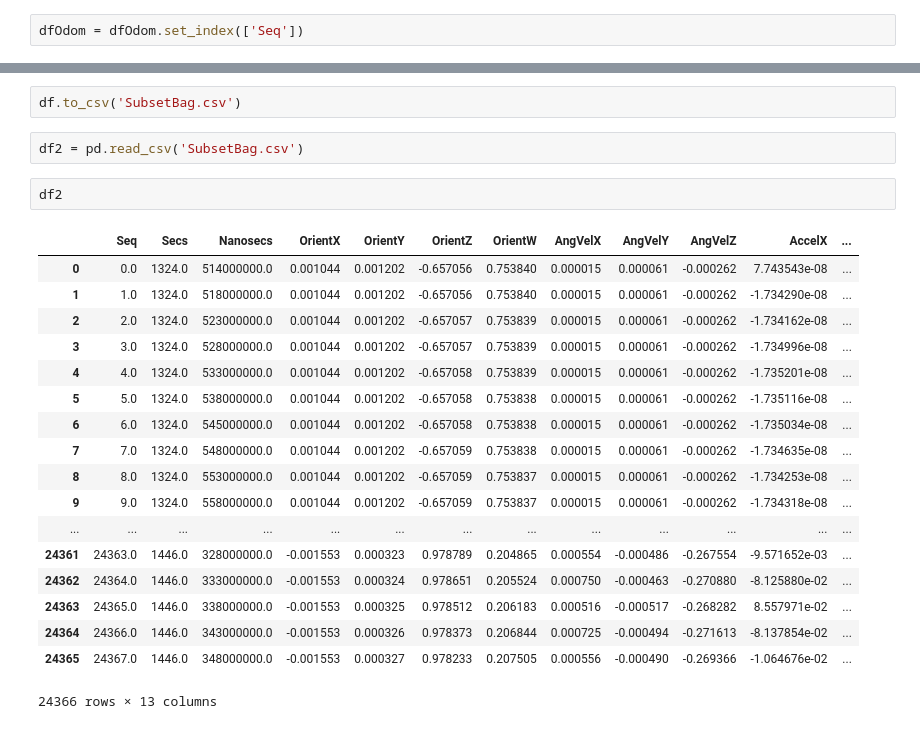
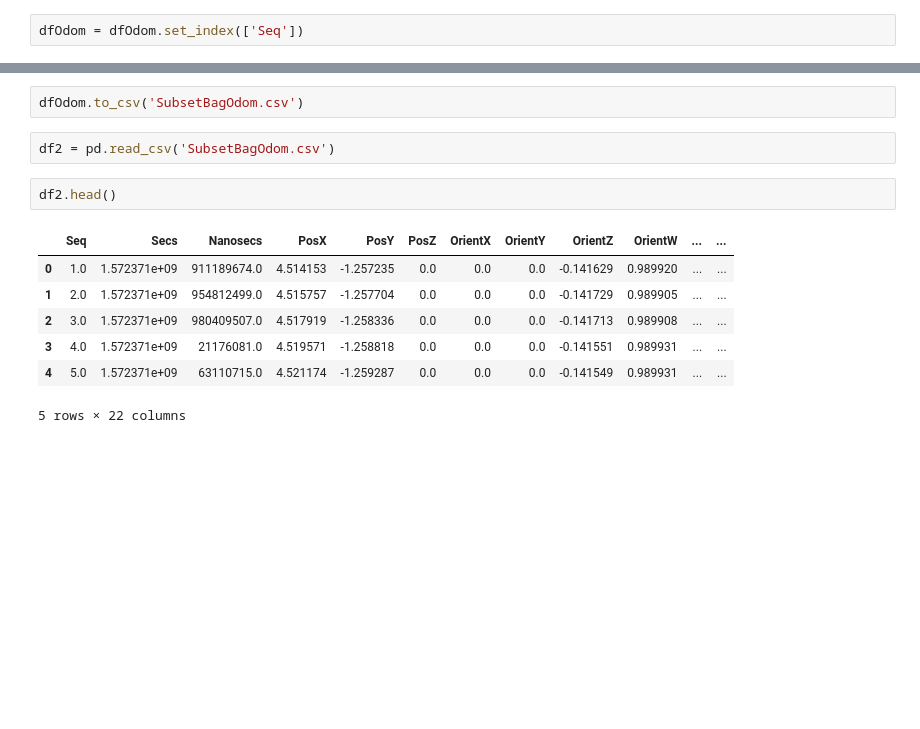
Before and after one commit to jlaframboise/Robo-Traverse, a Jupyter notebook: Notebooks/ReadExperimentData.ipynb, the cells around one changed output, grey strips where cells are left out. Cells and saved outputs as stored; diff of their text form; blank space fills up the shorter version.

```diff
--- a/Notebooks/ReadExperimentData.ipynb
+++ b/Notebooks/ReadExperimentData.ipynb
@@ -99,25 +129,14 @@ dfOdom
 # %%
-df.to_csv('SubsetBag.csv')
+dfOdom.to_csv('SubsetBagOdom.csv')
 # %%
-df2 = pd.read_csv('SubsetBag.csv')
+df2 = pd.read_csv('SubsetBagOdom.csv')
 # %%
-df2
+df2.head()
 # %% [output]
-|  | Seq | Secs | Nanosecs | OrientX | OrientY | OrientZ | OrientW | AngVelX | AngVelY | AngVelZ | AccelX | ... |
-| 0 | 0.0 | 1324.0 | 514000000.0 | 0.001044 | 0.001202 | -0.657056 | 0.753840 | 0.000015 | 0.000061 | -0.000262 | 7.743543e-08 | ... |
-| 1 | 1.0 | 1324.0 | 518000000.0 | 0.001044 | 0.001202 | -0.657056 | 0.753840 | 0.000015 | 0.000061 | -0.000262 | -1.734290e-08 | ... |
-| 2 | 2.0 | 1324.0 | 523000000.0 | 0.001044 | 0.001202 | -0.657057 | 0.753839 | 0.000015 | 0.000061 | -0.000262 | -1.734162e-08 | ... |
-| 3 | 3.0 | 1324.0 | 528000000.0 | 0.001044 | 0.001202 | -0.657057 | 0.753839 | 0.000015 | 0.000061 | -0.000262 | -1.734996e-08 | ... |
-| 4 | 4.0 | 1324.0 | 533000000.0 | 0.001044 | 0.001202 | -0.657058 | 0.753839 | 0.000015 | 0.000061 | -0.000262 | -1.735201e-08 | ... |
-| 5 | 5.0 | 1324.0 | 538000000.0 | 0.001044 | 0.001202 | -0.657058 | 0.753838 | 0.000015 | 0.000061 | -0.000262 | -1.735116e-08 | ... |
-| 6 | 6.0 | 1324.0 | 545000000.0 | 0.001044 | 0.001202 | -0.657058 | 0.753838 | 0.000015 | 0.000061 | -0.000262 | -1.735034e-08 | ... |
-| 7 | 7.0 | 1324.0 | 548000000.0 | 0.001044 | 0.001202 | -0.657059 | 0.753838 | 0.000015 | 0.000061 | -0.000262 | -1.734635e-08 | ... |
-| 8 | 8.0 | 1324.0 | 553000000.0 | 0.001044 | 0.001202 | -0.657059 | 0.753837 | 0.000015 | 0.000061 | -0.000262 | -1.734253e-08 | ... |
-| 9 | 9.0 | 1324.0 | 558000000.0 | 0.001044 | 0.001202 | -0.657059 | 0.753837 | 0.000015 | 0.000061 | -0.000262 | -1.734318e-08 | ... |
-| ... | ... | ... | ... | ... | ... | ... | ... | ... | ... | ... | ... | ... |
-| 24361 | 24363.0 | 1446.0 | 328000000.0 | -0.001553 | 0.000323 | 0.978789 | 0.204865 | 0.000554 | -0.000486 | -0.267554 | -9.571652e-03 | ... |
-| 24362 | 24364.0 | 1446.0 | 333000000.0 | -0.001553 | 0.000324 | 0.978651 | 0.205524 | 0.000750 | -0.000463 | -0.270880 | -8.125880e-02 | ... |
-| 24363 | 24365.0 | 1446.0 | 338000000.0 | -0.001553 | 0.000325 | 0.978512 | 0.206183 | 0.000516 | -0.000517 | -0.268282 | 8.557971e-02 | ... |
-| 24364 | 24366.0 | 1446.0 | 343000000.0 | -0.001553 | 0.000326 | 0.978373 | 0.206844 | 0.000725 | -0.000494 | -0.271613 | -8.137854e-02 | ... |
-| 24365 | 24367.0 | 1446.0 | 348000000.0 | -0.001553 | 0.000327 | 0.978233 | 0.207505 | 0.000556 | -0.000490 | -0.269366 | -1.064676e-02 | ... |
+|  | Seq | Secs | Nanosecs | PosX | PosY | PosZ | OrientX | OrientY | OrientZ | OrientW | ... | ... |
+| 0 | 1.0 | 1.572371e+09 | 911189674.0 | 4.514153 | -1.257235 | 0.0 | 0.0 | 0.0 | -0.141629 | 0.989920 | ... | ... |
+| 1 | 2.0 | 1.572371e+09 | 954812499.0 | 4.515757 | -1.257704 | 0.0 | 0.0 | 0.0 | -0.141729 | 0.989905 | ... | ... |
+| 2 | 3.0 | 1.572371e+09 | 980409507.0 | 4.517919 | -1.258336 | 0.0 | 0.0 | 0.0 | -0.141713 | 0.989908 | ... | ... |
+| 3 | 4.0 | 1.572371e+09 | 21176081.0 | 4.519571 | -1.258818 | 0.0 | 0.0 | 0.0 | -0.141551 | 0.989931 | ... | ... |
+| 4 | 5.0 | 1.572371e+09 | 63110715.0 | 4.521174 | -1.259287 | 0.0 | 0.0 | 0.0 | -0.141549 | 0.989931 | ... | ... |
-24366 rows × 13 columns
+5 rows × 22 columns
```
Also changed, not shown: parts of 2 cells of this notebook.
